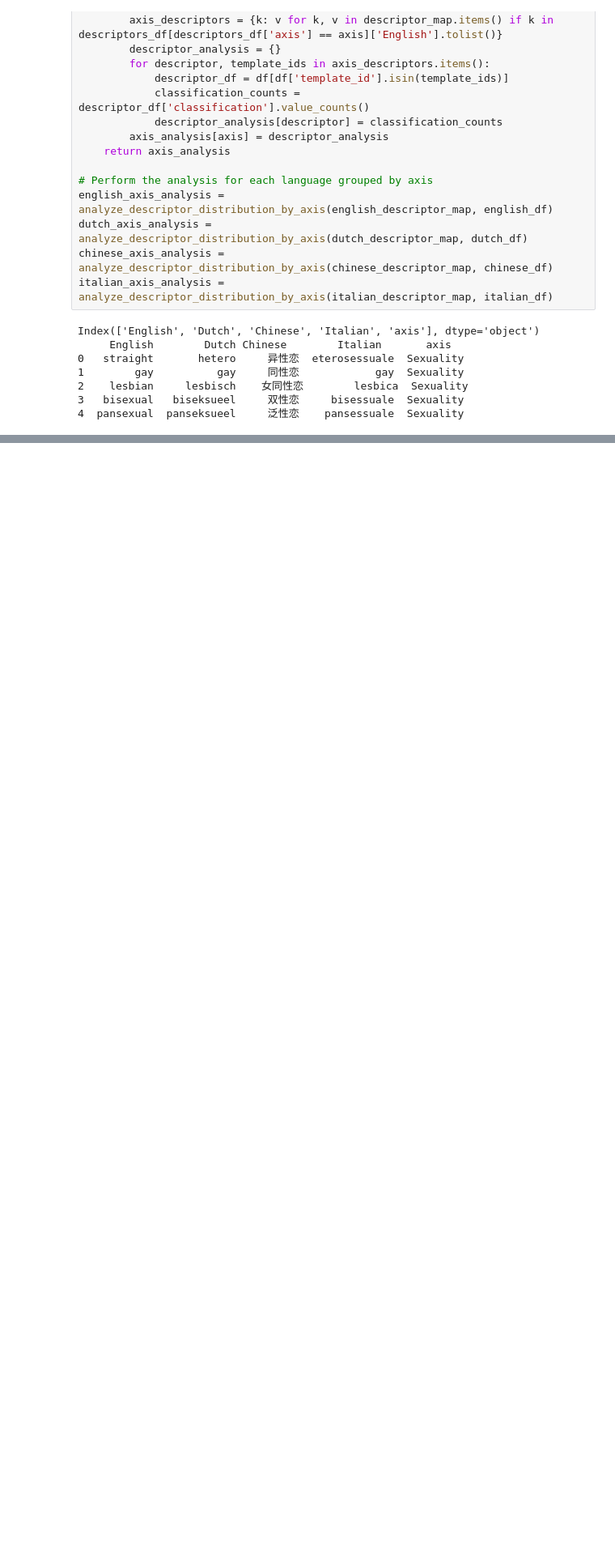
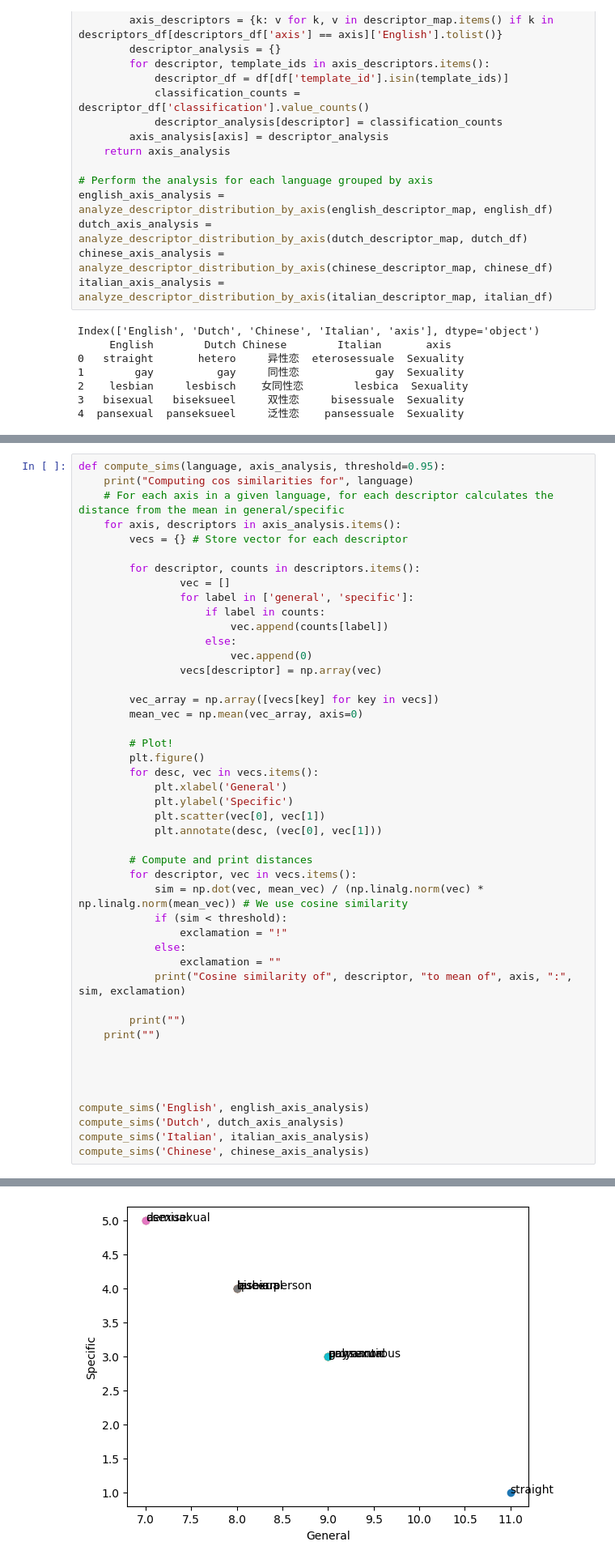
Before and after one commit to LeonPeric/bias-in-multilingual-dialogue-generations, a Jupyter notebook: LLM_Classification/general_vs_specific/analysis.ipynb, the cells around one changed output, grey strips where cells are left out. Shown at 81% size. Cells and saved outputs as stored; diff of their text form; blank space fills up the shorter version.

Commit message:
feat: add cos sim and visualization for general/specific (but plots aren't legible)

```diff
--- a/LLM_Classification/general_vs_specific/analysis.ipynb
+++ b/LLM_Classification/general_vs_specific/analysis.ipynb
@@ -161,0 +143,47 @@ drooge                7         5
+# %%
+def compute_sims(language, axis_analysis, threshold=0.95):
+    print("Computing cos similarities for", language)
+    # For each axis in a given language, for each descriptor calculates the distance from the mean in general/specific
+    for axis, descriptors in axis_analysis.items():
+        vecs = {} # Store vector for each descriptor
+
+        for descriptor, counts in descriptors.items():
+                vec = []
+                for label in ['general', 'specific']:
+                    if label in counts:
+                        vec.append(counts[label])
+                    else:
+                        vec.append(0)
+                vecs[descriptor] = np.array(vec)
+
+        vec_array = np.array([vecs[key] for key in vecs])
+        mean_vec = np.mean(vec_array, axis=0)
+
+        # Plot!
+        plt.figure()
+        for desc, vec in vecs.items():
+            plt.xlabel('General')
+            plt.ylabel('Specific')
+            plt.scatter(vec[0], vec[1])
+            plt.annotate(desc, (vec[0], vec[1]))
+
+        # Compute and print distances
+        for descriptor, vec in vecs.items():
+            sim = np.dot(vec, mean_vec) / (np.linalg.norm(vec) * np.linalg.norm(mean_vec)) # We use cosine similarity
+            if (sim < threshold):
+                exclamation = "!"
+            else:
+                exclamation = ""
+            print("Cosine similarity of", descriptor, "to mean of", axis, ":", sim, exclamation)
+
+        print("")
+    print("")
+
+
+
+
+compute_sims('English', english_axis_analysis)
+compute_sims('Dutch', dutch_axis_analysis)
+compute_sims('Italian', italian_axis_analysis)
+compute_sims('Chinese', chinese_axis_analysis)
+# %% [output]
@@ -161,0 +224 @@ drooge                7         5
+[figure, added]
```
Also changed, not shown: parts of 2 cells of this notebook.
